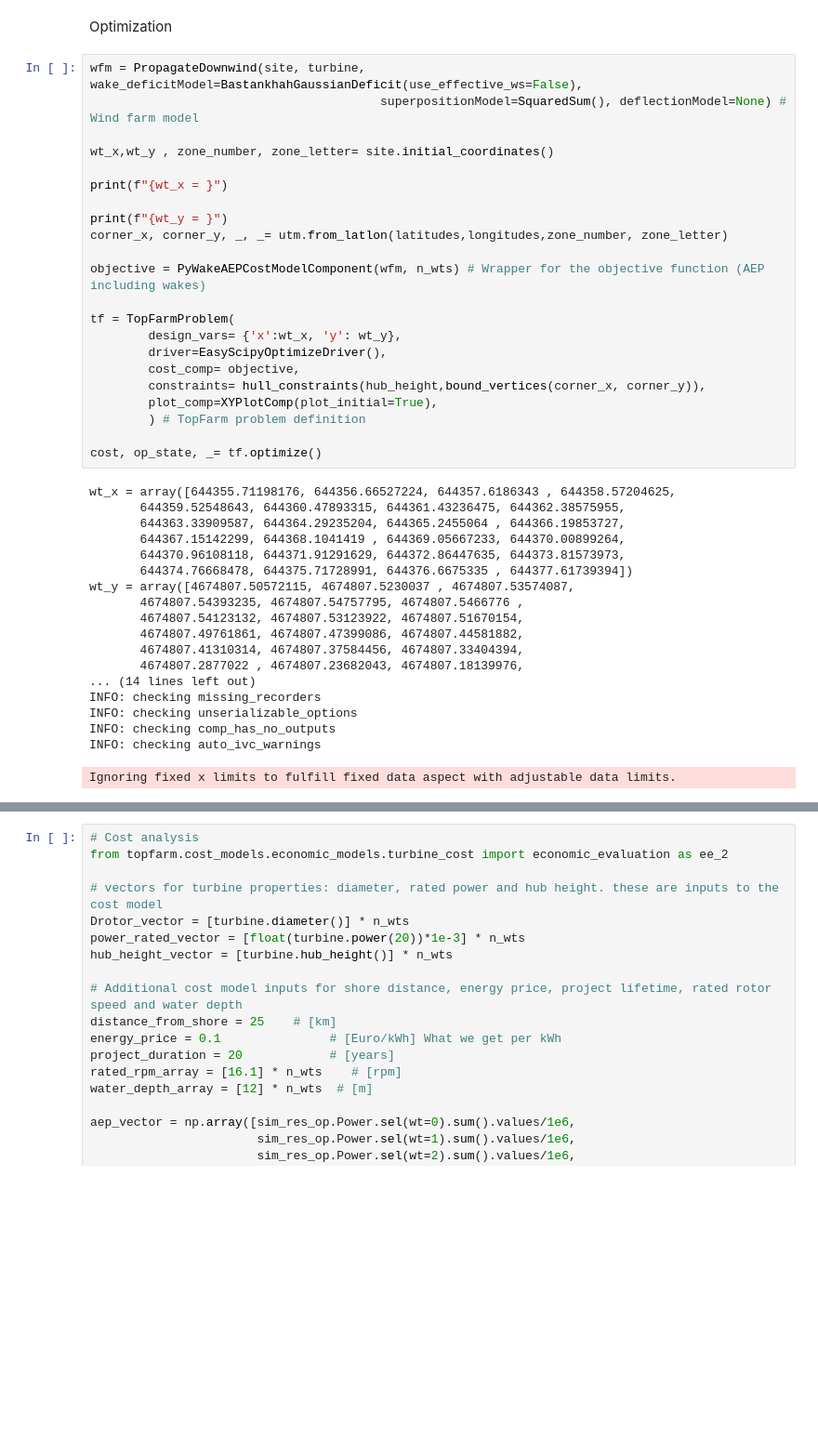
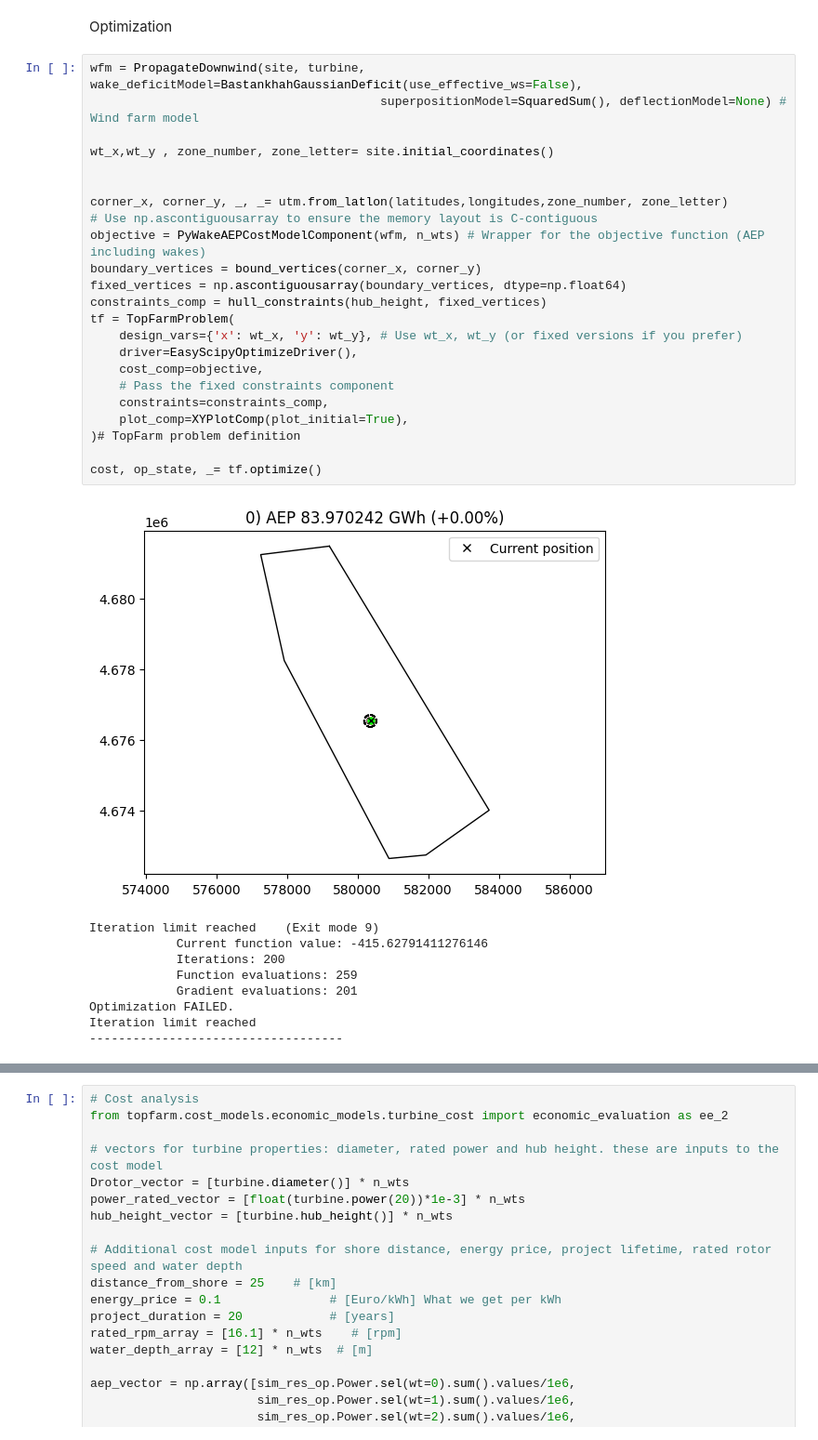
Before and after one commit to clbanjai/Project-Development-Simualtion, a Jupyter notebook: Simulation_Notebook.ipynb, the cells around one changed output, grey strips where cells are left out. Shown: that part at 93% size. Drawn from its saved outputs; the diff is of its cells as text; blank space fills up the shorter version.

```diff
--- a/Simulation_Notebook.ipynb
+++ b/Simulation_Notebook.ipynb
@@ -104,41 +109,33 @@ Optimization
 # %%
 wfm = PropagateDownwind(site, turbine, wake_deficitModel=BastankhahGaussianDeficit(use_effective_ws=False),
                                         superpositionModel=SquaredSum(), deflectionModel=None) # Wind farm model
 
 wt_x,wt_y , zone_number, zone_letter= site.initial_coordinates()
 
-print(f"{wt_x = }")
 
-print(f"{wt_y = }")
 corner_x, corner_y, _, _= utm.from_latlon(latitudes,longitudes,zone_number, zone_letter)
-
+# Use np.ascontiguousarray to ensure the memory layout is C-contiguous
 objective = PyWakeAEPCostModelComponent(wfm, n_wts) # Wrapper for the objective function (AEP including wakes)
-
+boundary_vertices = bound_vertices(corner_x, corner_y)
+fixed_vertices = np.ascontiguousarray(boundary_vertices, dtype=np.float64)
+constraints_comp = hull_constraints(hub_height, fixed_vertices)
 tf = TopFarmProblem(
-        design_vars= {'x':wt_x, 'y': wt_y},
-        driver=EasyScipyOptimizeDriver(),
-        cost_comp= objective,
-        constraints= hull_constraints(hub_height,bound_vertices(corner_x, corner_y)),
-        plot_comp=XYPlotComp(plot_initial=True),
-        ) # TopFarm problem definition
+    design_vars={'x': wt_x, 'y': wt_y}, # Use wt_x, wt_y (or fixed versions if you prefer)
+    driver=EasyScipyOptimizeDriver(),
+    cost_comp=objective,
+    # Pass the fixed constraints component
+    constraints=constraints_comp,
+    plot_comp=XYPlotComp(plot_initial=True),
+)# TopFarm problem definition
 
 cost, op_state, _= tf.optimize()
 # %% [output]
+[figure, new version]
-wt_x = array([644355.71198176, 644356.66527224, 644357.6186343 , 644358.57204625,
-       644359.52548643, 644360.47893315, 644361.43236475, 644362.38575955,
-       644363.33909587, 644364.29235204, 644365.2455064 , 644366.19853727,
-       644367.15142299, 644368.1041419 , 644369.05667233, 644370.00899264,
-       644370.96108118, 644371.91291629, 644372.86447635, 644373.81573973,
-       644374.76668478, 644375.71728991, 644376.6675335 , 644377.61739394])
-wt_y = array([4674807.50572115, 4674807.5230037 , 4674807.53574087,
-       4674807.54393235, 4674807.54757795, 4674807.5466776 ,
-       4674807.54123132, 4674807.53123922, 4674807.51670154,
-       4674807.49761861, 4674807.47399086, 4674807.44581882,
-       4674807.41310314, 4674807.37584456, 4674807.33404394,
-       4674807.2877022 , 4674807.23682043, 4674807.18139976,
-... (14 lines left out)
-INFO: checking missing_recorders
-INFO: checking unserializable_options
-INFO: checking comp_has_no_outputs
-INFO: checking auto_ivc_warnings
+Iteration limit reached    (Exit mode 9)
+            Current function value: -415.62791411276146
+            Iterations: 200
+            Function evaluations: 259
+            Gradient evaluations: 201
+Optimization FAILED.
+Iteration limit reached
+-----------------------------------
-Ignoring fixed x limits to fulfill fixed data aspect with adjustable data limits.
```
Also changed, not shown: parts of 13 cells of this notebook, 5 other files.
